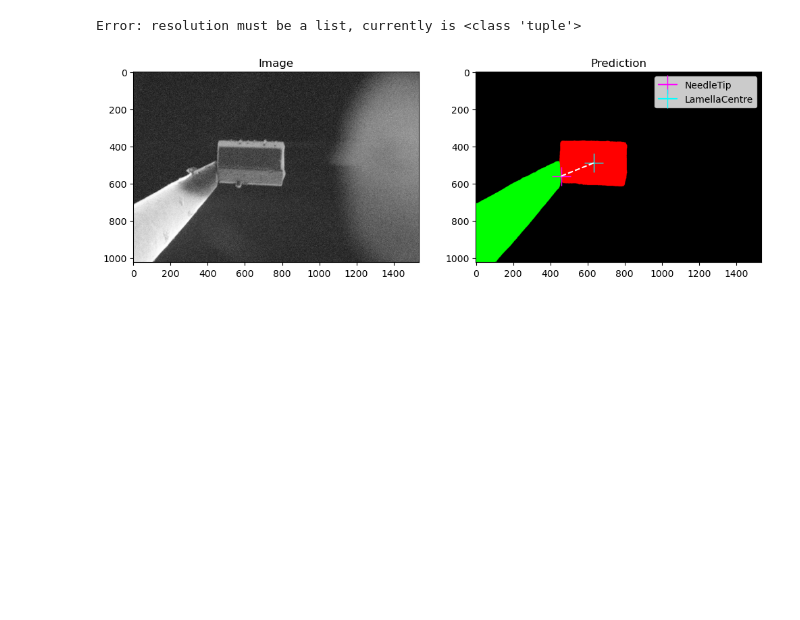
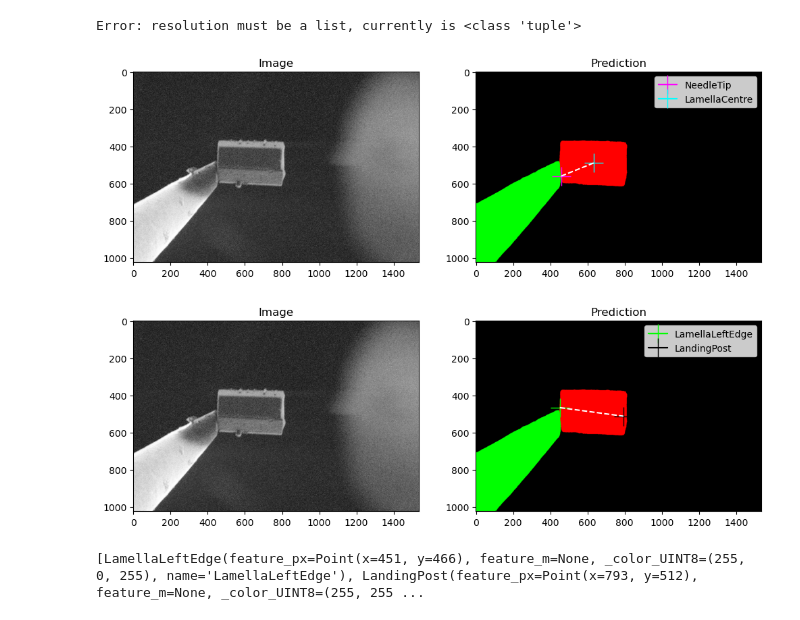
Before and after one commit to DeMarcoLab/fibsem, a Jupyter notebook: fibsem/detection/notebook.ipynb, the cells around one changed output. Cells and saved outputs as stored; diff of their text form; code cells hidden in the pictures; blank space fills up the shorter version.

Commit message:
[FEAT] refactor det to binary mask + rgb

```diff
--- a/fibsem/detection/notebook.ipynb
+++ b/fibsem/detection/notebook.ipynb
@@ -226,12 +226,25 @@ image = FibsemImage.load(os.path.join(os.path.dirname(detection.__file__), "test
 Error: resolution must be a list, currently is <class 'tuple'>
 # %%
 # detect features
+features = [detection.NeedleTip(), detection.LamellaCentre()]
 pixelsize = image.metadata.pixel_size.x if image.metadata is not None else 25e-9
 det = detection.locate_shift_between_features_v2(
     deepcopy(image.data), model, features=features, pixelsize=pixelsize
 )
+
+# plot image and mask overlay
+detection.plot_det_result_v2(det)
+
+
+features = [detection.LamellaLeftEdge(), detection.LandingPost()]
+pixelsize = image.metadata.pixel_size.x if image.metadata is not None else 25e-9
+det = detection.locate_shift_between_features_v2(
+    deepcopy(image.data), model, features=features, pixelsize=pixelsize
+)
+
+# plot image and mask overlay
+detection.plot_det_result_v2(det)
+# %% [output]
+[figure, added]
+[figure, added]
+[LamellaLeftEdge(feature_px=Point(x=451, y=466), feature_m=None, _color_UINT8=(255, 0, 255), name='LamellaLeftEdge'), LandingPost(feature_px=Point(x=793, y=512), feature_m=None, _color_UINT8=(255, 255 ...
-# %%
-# plot image and mask overlay
-detection.plot_det_result_v2(det)
-# %% [output]
-[figure, removed]
```
Also changed, not shown: 1 other file.
